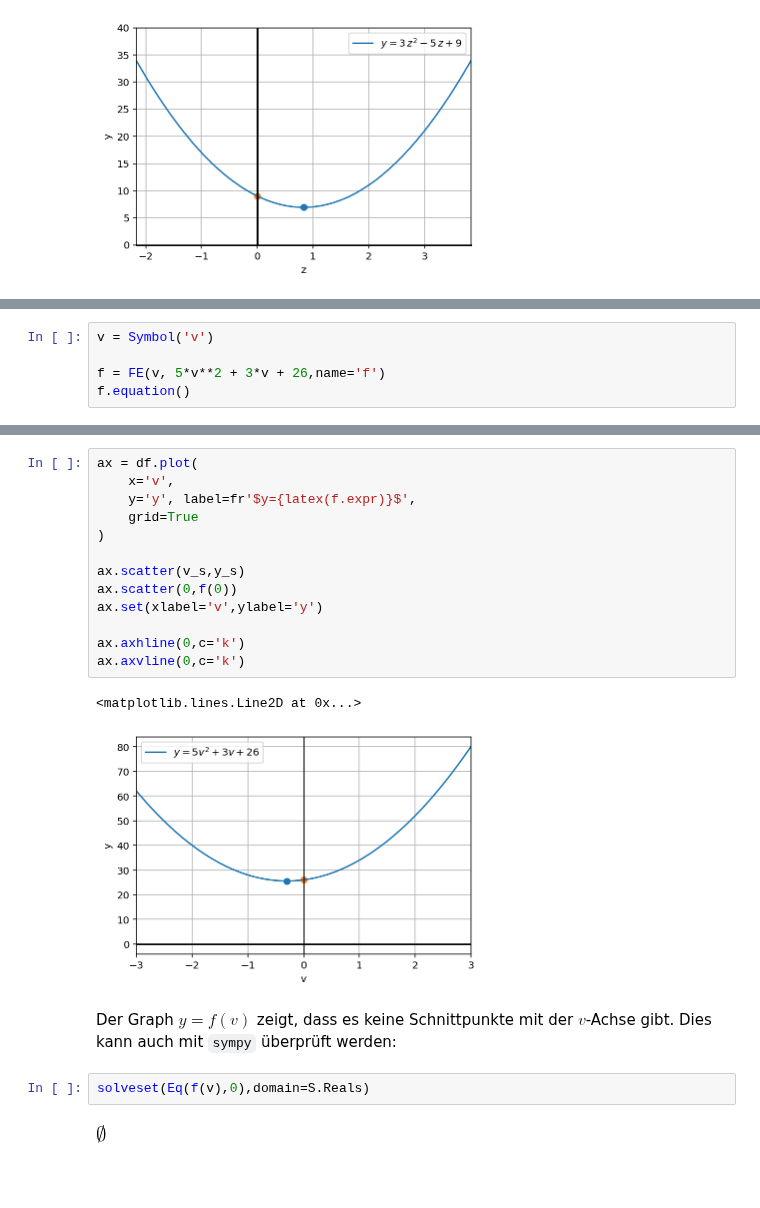
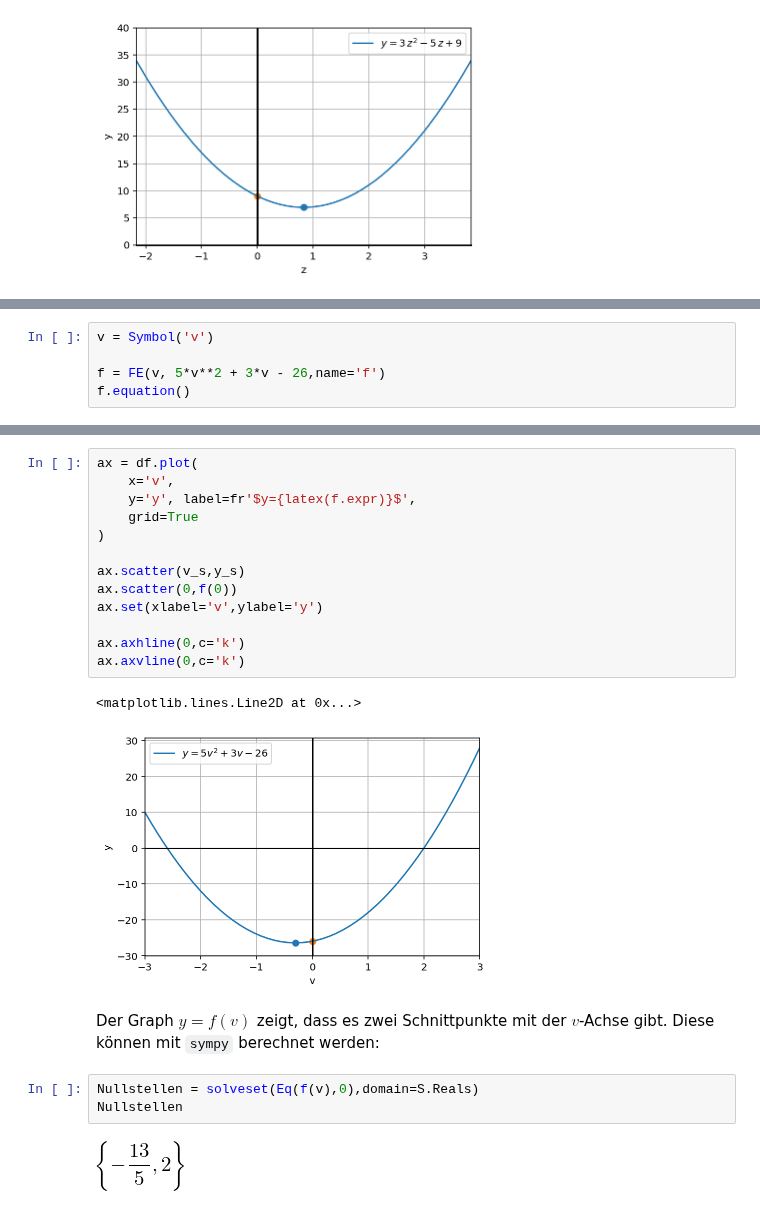
Before and after one commit to w-meiners/bdoor, a Jupyter notebook: 1-lineare_und_quadratische_Funktionen/Notebook_3_Lsg.ipynb, the cells around one changed output, grey strips where cells are left out. Saved outputs shown, nothing was run; the diff lists cells and outputs as text; blank space fills up the shorter version.

```diff
--- a/1-lineare_und_quadratische_Funktionen/Notebook_3_Lsg.ipynb
+++ b/1-lineare_und_quadratische_Funktionen/Notebook_3_Lsg.ipynb
@@ -151,6 +189,6 @@ ax.axvline(0,c='k')
 # %%
 v = Symbol('v')
 
-f = FE(v, 5*v**2 + 3*v + 26,name='f')
+f = FE(v, 5*v**2 + 3*v - 26,name='f')
 f.equation()
 # %% [output]
@@ -199,10 +237,11 @@ ax.axhline(0,c='k')
 ax.axvline(0,c='k')
 # %% [output]
 <matplotlib.lines.Line2D at 0x...>
-[figure, old version]
+[figure, new version]
 # %% [markdown]
-Der Graph $y=f(v)$ zeigt, dass es keine Schnittpunkte mit der $v$-Achse gibt. Dies kann auch mit `sympy` überprüft werden:
+Der Graph $y=f(v)$ zeigt, dass es zwei Schnittpunkte mit der $v$-Achse gibt. Diese können mit `sympy` berechnet werden:
 # %%
-solveset(Eq(f(v),0),domain=S.Reals)
+Nullstellen = solveset(Eq(f(v),0),domain=S.Reals)
+Nullstellen
 # %% [output]
-[figure, old version]
+[figure, new version]
```
Also changed, not shown: parts of 10 cells of this notebook, 22 other files.
